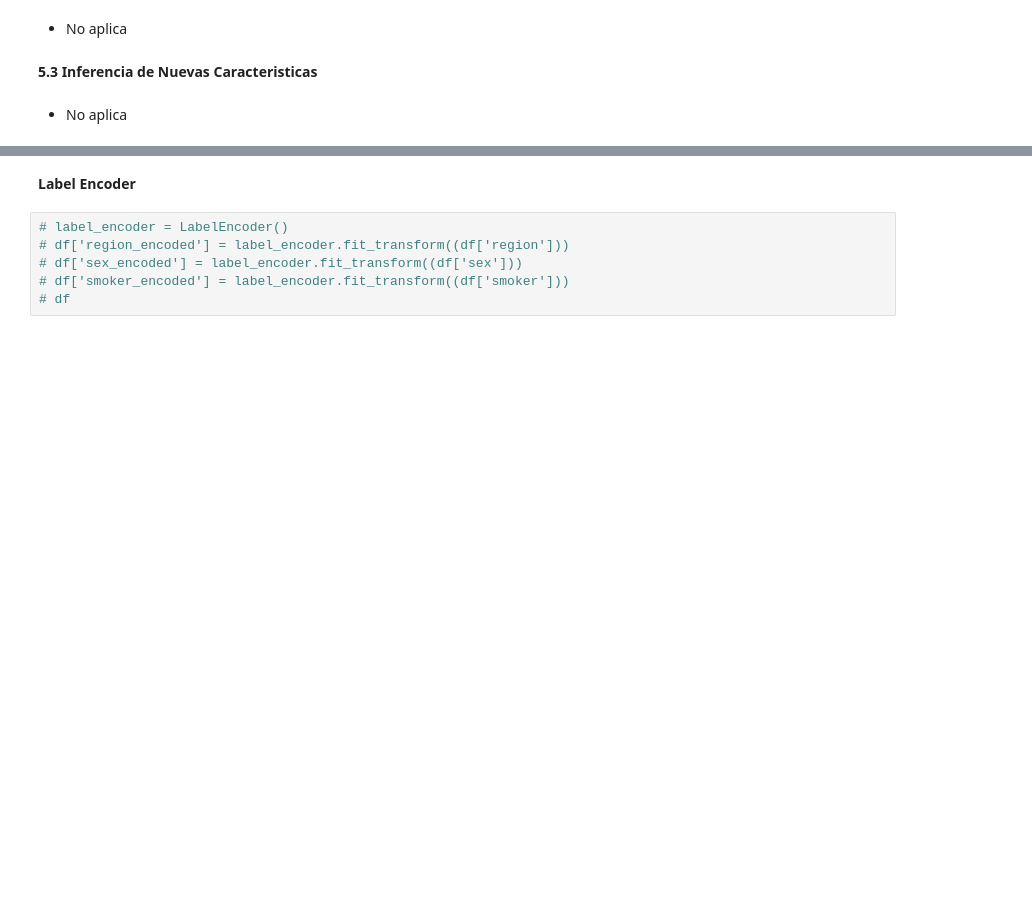
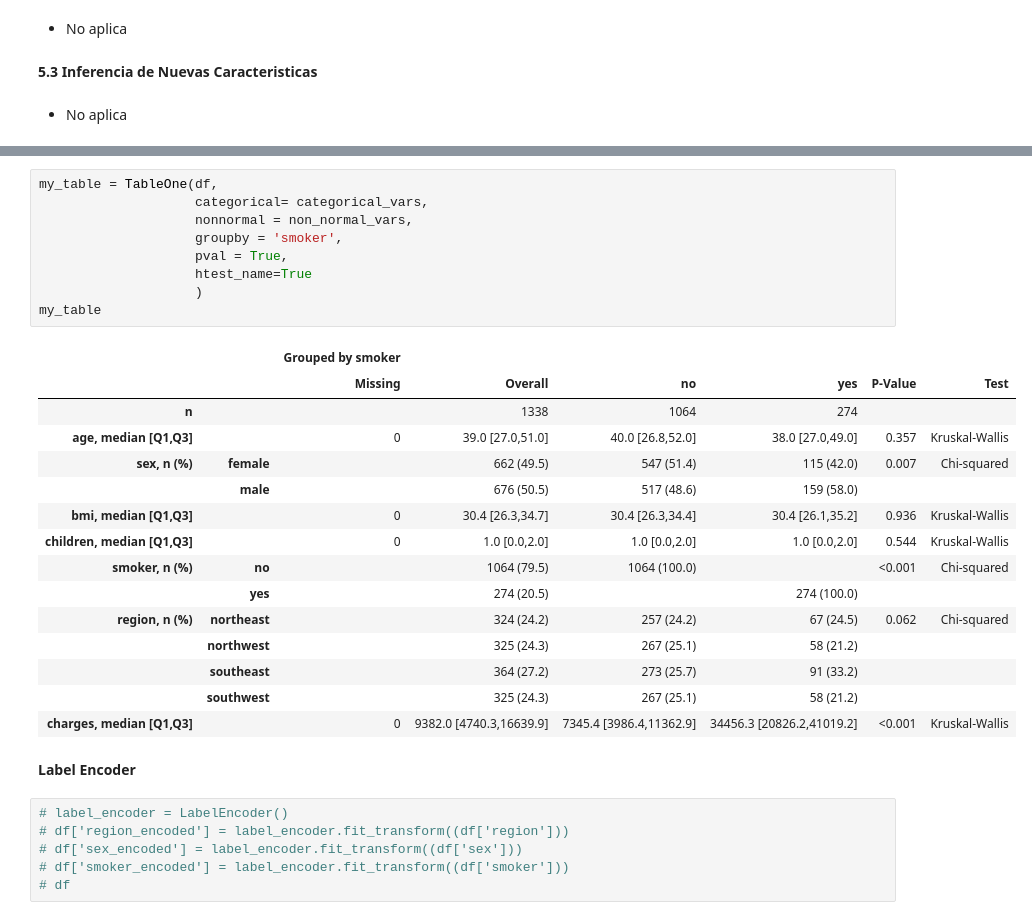
Before and after one commit to jilemp/machine-learning-python-template, a Jupyter notebook: src/linear_regression_project_tutorial.ipynb, the cells around one changed output, grey strips where cells are left out. Cells and saved outputs as stored; diff of their text form; blank space fills up the shorter version.

```diff
--- a/src/linear_regression_project_tutorial.ipynb
+++ b/src/linear_regression_project_tutorial.ipynb
@@ -308,3 +420,28 @@ plt.show()
+# %%
+my_table = TableOne(df,
+                    categorical= categorical_vars,
+                    nonnormal = non_normal_vars,
+                    groupby = 'smoker',
+                    pval = True,
+                    htest_name=True
+                    )
+my_table
+# %% [output]
+|  |  | Grouped by smoker |  |  |  |  |  |
+|  |  | Missing | Overall | no | yes | P-Value | Test |
+| n |  |  | 1338 | 1064 | 274 |  |  |
+| age, median [Q1,Q3] |  | 0 | 39.0 [27.0,51.0] | 40.0 [26.8,52.0] | 38.0 [27.0,49.0] | 0.357 | Kruskal-Wallis |
+| sex, n (%) | female |  | 662 (49.5) | 547 (51.4) | 115 (42.0) | 0.007 | Chi-squared |
+|  | male |  | 676 (50.5) | 517 (48.6) | 159 (58.0) |  |  |
+| bmi, median [Q1,Q3] |  | 0 | 30.4 [26.3,34.7] | 30.4 [26.3,34.4] | 30.4 [26.1,35.2] | 0.936 | Kruskal-Wallis |
+| children, median [Q1,Q3] |  | 0 | 1.0 [0.0,2.0] | 1.0 [0.0,2.0] | 1.0 [0.0,2.0] | 0.544 | Kruskal-Wallis |
+| smoker, n (%) | no |  | 1064 (79.5) | 1064 (100.0) |  | <0.001 | Chi-squared |
+|  | yes |  | 274 (20.5) |  | 274 (100.0) |  |  |
+| region, n (%) | northeast |  | 324 (24.2) | 257 (24.2) | 67 (24.5) | 0.062 | Chi-squared |
+|  | northwest |  | 325 (24.3) | 267 (25.1) | 58 (21.2) |  |  |
+|  | southeast |  | 364 (27.2) | 273 (25.7) | 91 (33.2) |  |  |
+|  | southwest |  | 325 (24.3) | 267 (25.1) | 58 (21.2) |  |  |
+| charges, median [Q1,Q3] |  | 0 | 9382.0 [4740.3,16639.9] | 7345.4 [3986.4,11362.9] | 34456.3 [20826.2,41019.2] | <0.001 | Kruskal-Wallis |
 # %% [markdown]
 **Label Encoder**
 # %%
```
Also changed, not shown: parts of 16 cells of this notebook, 1 other file.
